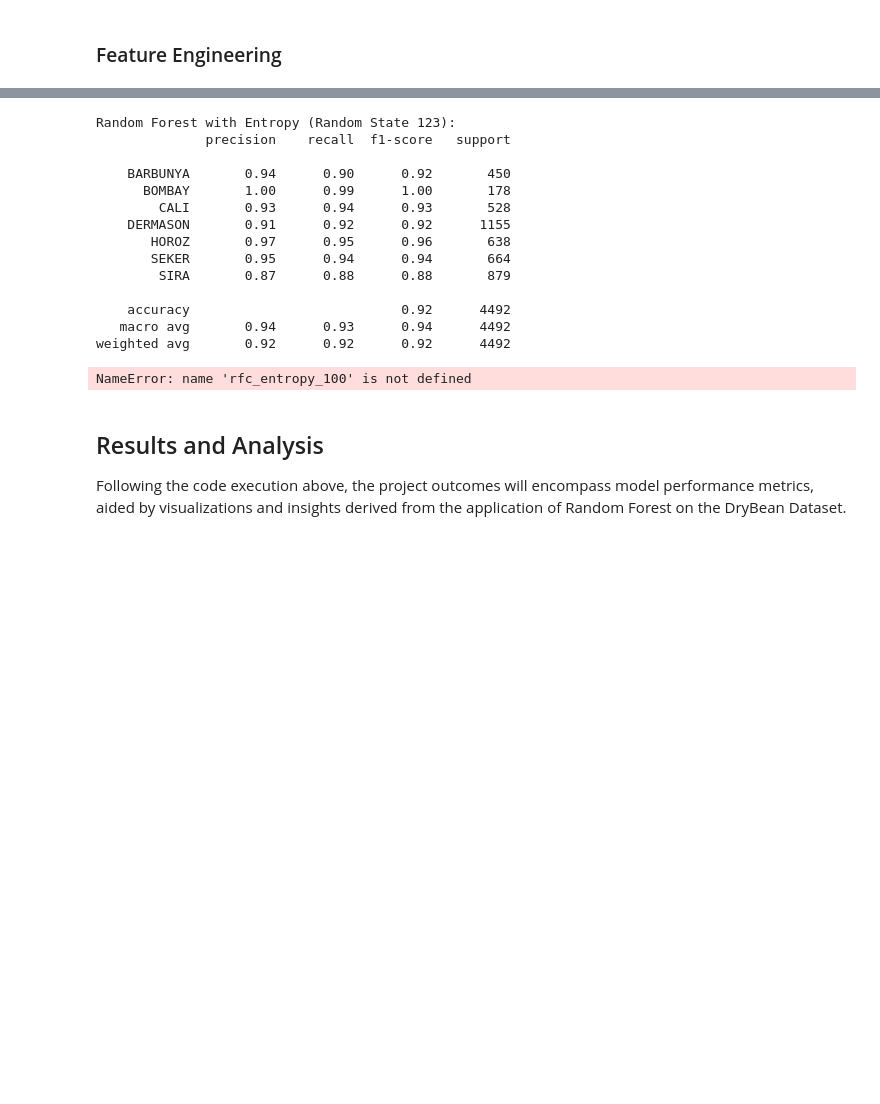
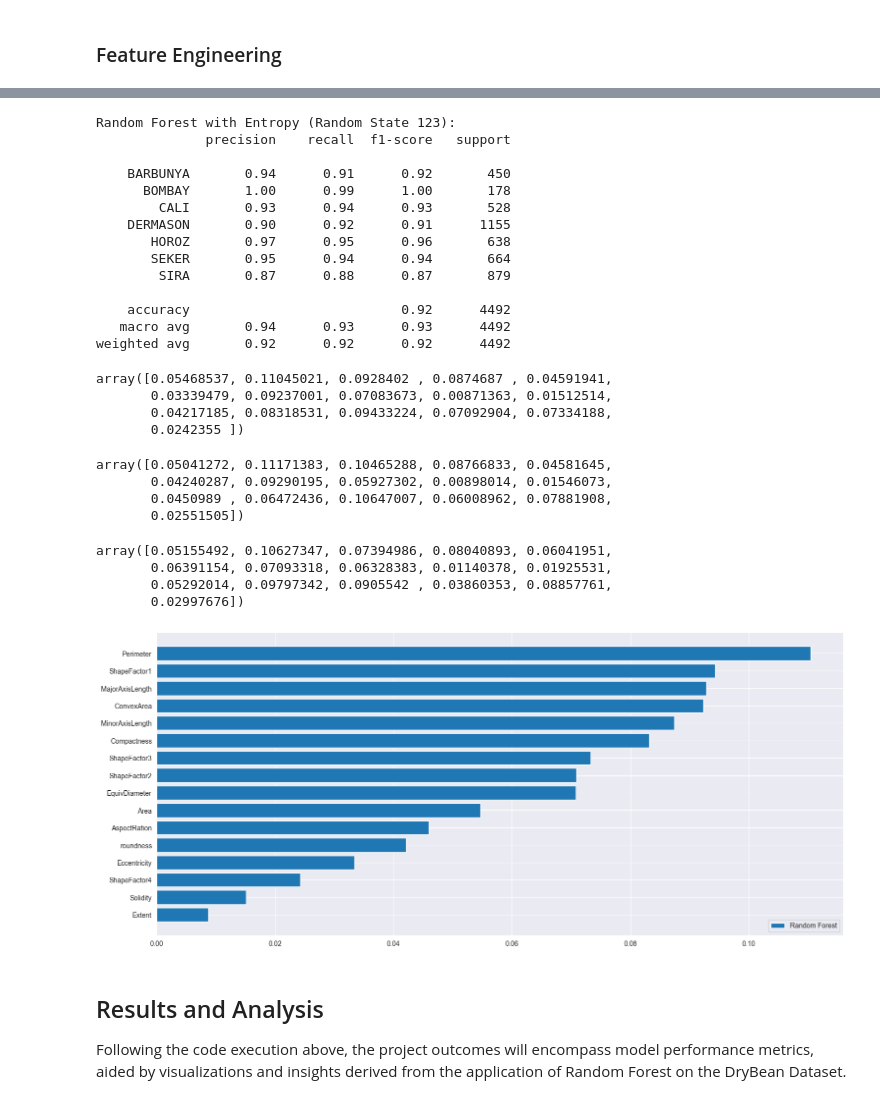
Before and after one commit to ikhsansdqq/ProjectBasedLearningCLO4-MachineLearning, a Jupyter notebook: notebook/randomforest/rf-drybean.ipynb, the cells around one changed output, grey strips where cells are left out. Drawn from its saved outputs; the diff is of its cells as text; code cells hidden in the pictures; blank space fills up the shorter version.

```diff
--- a/notebook/randomforest/rf-drybean.ipynb
+++ b/notebook/randomforest/rf-drybean.ipynb
@@ -61,7 +62,11 @@ ShapeFactor3       object
 ShapeFactor4       object
 dtype: object
 # %%
-X[['Perimeter', 'MajorAxisLength', 'MinorAxisLength', 'AspectRation', 'Eccentricity', 'EquivDiameter', 'Extent', 'Solidity', 'roundness', 'Compactness', 'ShapeFactor1', 'ShapeFactor2', 'ShapeFactor3', 'ShapeFactor4']] = X[ ['Perimeter', 'MajorAxisLength', 'MinorAxisLength', 'AspectRation', 'Eccentricity', 'EquivDiameter', 'Extent', 'Solidity', 'roundness', 'Compactness', 'ShapeFactor1', 'ShapeFactor2', 'ShapeFactor3', 'ShapeFactor4']].astype(float)
+X[['Perimeter', 'MajorAxisLength', 'MinorAxisLength', 'AspectRation', 'Eccentricity', 'EquivDiameter', 'Extent',
+   'Solidity', 'roundness', 'Compactness', 'ShapeFactor1', 'ShapeFactor2', 'ShapeFactor3', 'ShapeFactor4']] = X[
+    ['Perimeter', 'MajorAxisLength', 'MinorAxisLength', 'AspectRation', 'Eccentricity', 'EquivDiameter', 'Extent',
+     'Solidity', 'roundness', 'Compactness', 'ShapeFactor1', 'ShapeFactor2', 'ShapeFactor3', 'ShapeFactor4']].astype(
+    float)
 # %%
 X.dtypes
 # %% [output]
@@ -202,3 +218,15 @@ X_train.head()
 sta = StandardScaler()
 X_train = sta.fit_transform(X_train)
 X_test = sta.transform(X_test)
+# %%
+rfc_best_hyper = RandomForestClassifier(criterion='entropy', max_depth=10, n_estimators=50, random_state=100)
+
+# Train the classifier on the training data
+rfc_best_hyper.fit(X_train, y_train)
+
+# Make predictions on the test data
+y_pred_test_entropy_100 = rfc_best_hyper.predict(X_test)
+
+# Print the classification report comparing the true labels (y_test) with the predicted labels (y_pred_test_entropy_100)
+print("Random Forest with Entropy (Random State 100):")
+print(classification_report(y_test, y_pred_test_entropy_100))
@@ -244,36 +317,52 @@ print(classification_report(y_test, y_pred_test_entropy_123))
 Random Forest with Entropy (Random State 123):
               precision    recall  f1-score   support
 
-    BARBUNYA       0.94      0.90      0.92       450
+    BARBUNYA       0.94      0.91      0.92       450
       BOMBAY       1.00      0.99      1.00       178
         CALI       0.93      0.94      0.93       528
-    DERMASON       0.91      0.92      0.92      1155
+    DERMASON       0.90      0.92      0.91      1155
        HOROZ       0.97      0.95      0.96       638
        SEKER       0.95      0.94      0.94       664
-        SIRA       0.87      0.88      0.88       879
+        SIRA       0.87      0.88      0.87       879
 
     accuracy                           0.92      4492
-   macro avg       0.94      0.93      0.94      4492
+   macro avg       0.94      0.93      0.93      4492
 weighted avg       0.92      0.92      0.92      4492
 # %%
 rfc_entropy_100.feature_importances_
 # %% [output]
-NameError: name 'rfc_entropy_100' is not defined
+array([0.05468537, 0.11045021, 0.0928402 , 0.0874687 , 0.04591941,
+       0.03339479, 0.09237001, 0.07083673, 0.00871363, 0.01512514,
+       0.04217185, 0.08318531, 0.09433224, 0.07092904, 0.07334188,
+       0.0242355 ])
 # %%
 rfc_entropy_123.feature_importances_
+# %% [output]
+array([0.05041272, 0.11171383, 0.10465288, 0.08766833, 0.04581645,
+       0.04240287, 0.09290195, 0.05927302, 0.00898014, 0.01546073,
+       0.0450989 , 0.06472436, 0.10647007, 0.06008962, 0.07881908,
+       0.02551505])
 # %%
 rfc_gini_42.feature_importances_
+# %% [output]
+array([0.05155492, 0.10627347, 0.07394986, 0.08040893, 0.06041951,
+       0.06391154, 0.07093318, 0.06328383, 0.01140378, 0.01925531,
+       0.05292014, 0.09797342, 0.0905542 , 0.03860353, 0.08857761,
+       0.02997676])
 # %%
-feature_importance = pd.DataFrame({'rfc':rfc_entropy_100.feature_importances_},index = df.drop(columns = ['Class']).columns)
-feature_importance.sort_values('rfc',ascending = True,inplace = True)
+feature_importance = pd.DataFrame({'rfc': rfc_entropy_100.feature_importances_},
+                                  index=df.drop(columns=['Class']).columns)
+feature_importance.sort_values('rfc', ascending=True, inplace=True)
 
 index = np.arange(len(feature_importance))
-fig, ax = plt.subplots(figsize = (18,8))
-rfc_feature = ax.barh(index, feature_importance['rfc'], label = 'Random Forest')
-ax.set(yticks = index , yticklabels = feature_importance.index)
+fig, ax = plt.subplots(figsize=(18, 8))
+rfc_feature = ax.barh(index, feature_importance['rfc'], label='Random Forest')
+ax.set(yticks=index, yticklabels=feature_importance.index)
 
 ax.legend()
 plt.show()
+# %% [output]
+[figure, added]
 # %% [markdown]
 ## Results and Analysis
 
```
Also changed, not shown: parts of 7 cells of this notebook.
